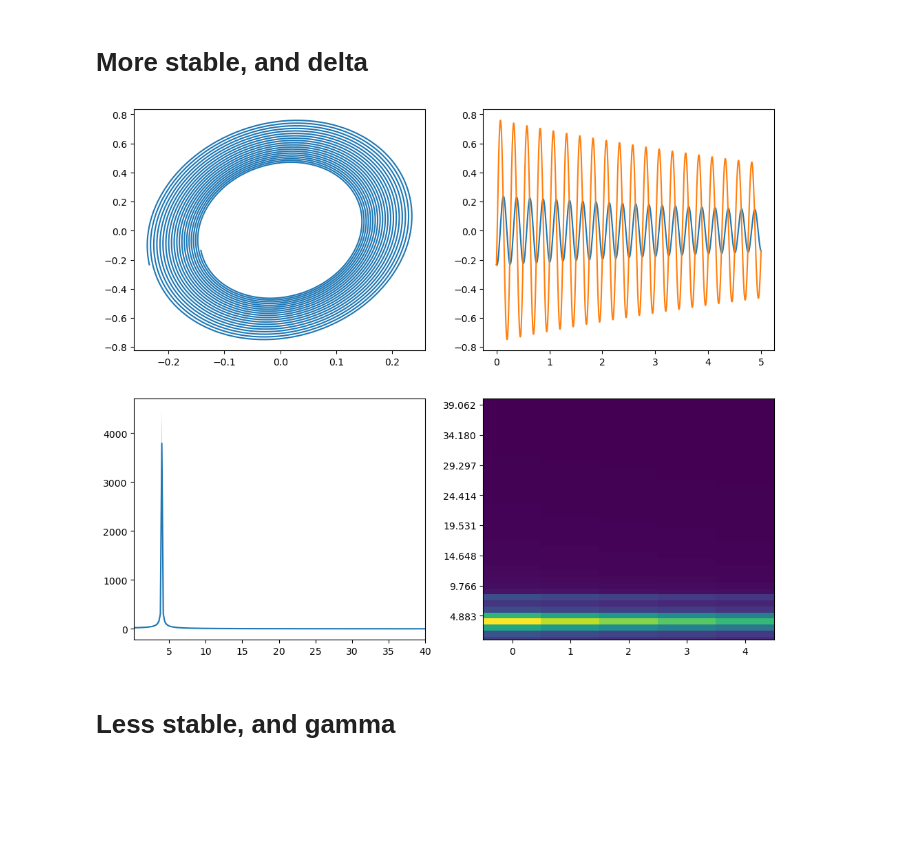
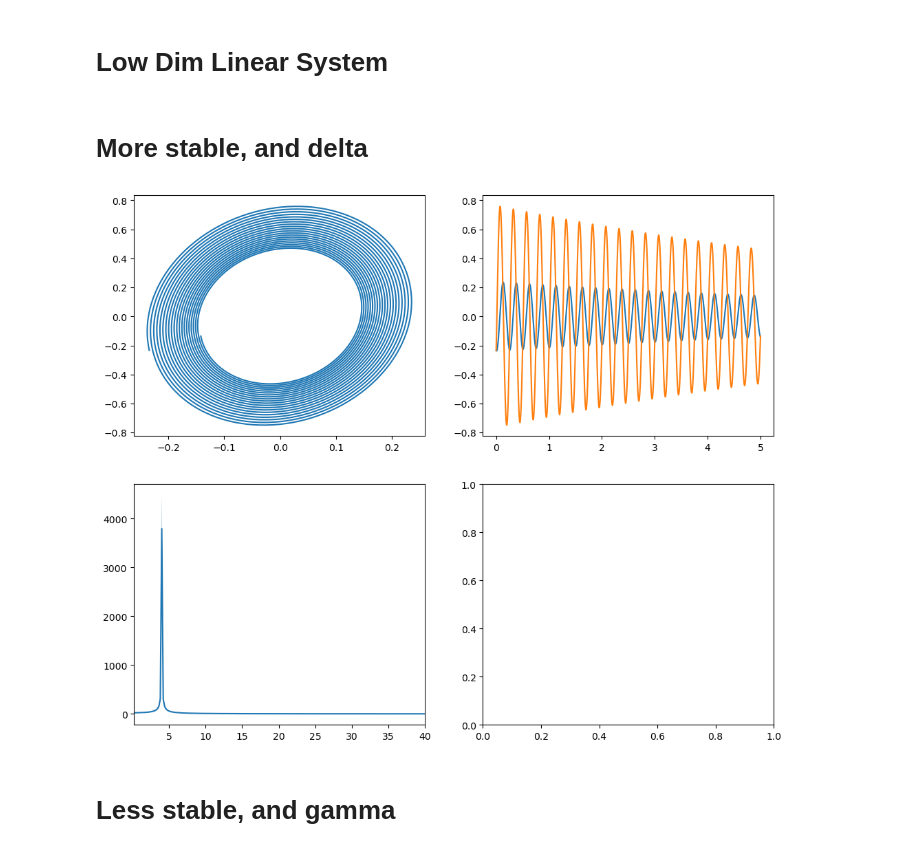
Before and after one commit to adamjeisen/UniversalUnconsciousness, a Jupyter notebook: _jupyter/Testing/2024-06-06 - Testing Oscillatory Systems.ipynb, the cells around one changed output. Cells and saved outputs as stored; diff of their text form; code cells hidden in the pictures; blank space fills up the shorter version.

```diff
--- a/_jupyter/Testing/2024-06-06 - Testing Oscillatory Systems.ipynb
+++ b/_jupyter/Testing/2024-06-06 - Testing Oscillatory Systems.ipynb
@@ -16,6 +24,8 @@ def f(x, t, A):
 
 def G(x, t, noise_scale):
     return np.eye(x.shape[0])*noise_scale
+# %% [markdown]
+# Low Dim Linear System
 # %%
 def simulate_system(decay_rate, freq, t_span=[0, 5], dt=0.0005, num_trajs=2, noise_scale=0, verbose=False):
     np.random.seed(42)
@@ -81,42 +91,42 @@ spec, freqs_spec, spec_mags, spec_angles = compute_spectra(x, dt, time_width=tim
 # %%
 max_freq = 40
 min_freq = freqs[1]
 
 traj_num = 0
 fig, axs = plt.subplots(2, 2, figsize=(12, 10))
 
 ax = axs[0][0]
 ax.plot(x[traj_num, :, 0], x[traj_num, :, 1])
 
 ax = axs[0][1]
 ax.plot(t_eval, x[traj_num, :, 0])
 ax.plot(t_eval, x[traj_num, :, 1])
 
 ax = axs[1][0]
 # ax.plot(freqs, fft_mags.mean(axis=0)[:, 0])
 # ax.plot(freqs, fft_mags.mean(axis=0)[:, 1])
 mean_vals = fft_mags.mean(axis=(0, 1))
 se_vals = fft_mags.std(axis=(0, 1))/np.sqrt(fft_mags.shape[0]*fft_mags.shape[1])
 ax.plot(freqs, mean_vals)
 ax.fill_between(freqs, mean_vals - se_vals, mean_vals + se_vals, alpha=0.5)
 
 ax.set_xlim([min_freq, max_freq])
 
 ax = axs[1][1]
-ax.imshow(spec_mags.mean(axis=(0, 1)), aspect='auto', origin='lower')
-min_ind = np.argmax(freqs_spec >= min_freq)
-max_ind = np.argmin(freqs_spec <= max_freq)
-ax.set_ylim([min_ind, max_ind])
-yticks = ax.get_yticks()
-ylim = ax.get_ylim()
-yticks = yticks[(yticks >= ylim[0]) & (yticks <= ylim[1])]
-yticklabels = [f"{freqs_spec[int(y)]:.3f}" for y in yticks]
-ax.set_yticks(yticks)
-ax.set_yticklabels(yticklabels)
+# ax.imshow(spec_mags.mean(axis=(0, 1)), aspect='auto', origin='lower')
+# min_ind = np.argmax(freqs_spec >= min_freq)
+# max_ind = np.argmin(freqs_spec <= max_freq)
+# ax.set_ylim([min_ind, max_ind])
+# yticks = ax.get_yticks()
+# ylim = ax.get_ylim()
+# yticks = yticks[(yticks >= ylim[0]) & (yticks <= ylim[1])]
+# yticklabels = [f"{freqs_spec[int(y)]:.3f}" for y in yticks]
+# ax.set_yticks(yticks)
+# ax.set_yticklabels(yticklabels)
 
 plt.show()
 # %% [output]
-[figure, old version]
+[figure, new version]
 # %% [markdown]
 # Less stable, and gamma
 # %%
```
Also changed, not shown: parts of 38 cells of this notebook, 7 other files.
